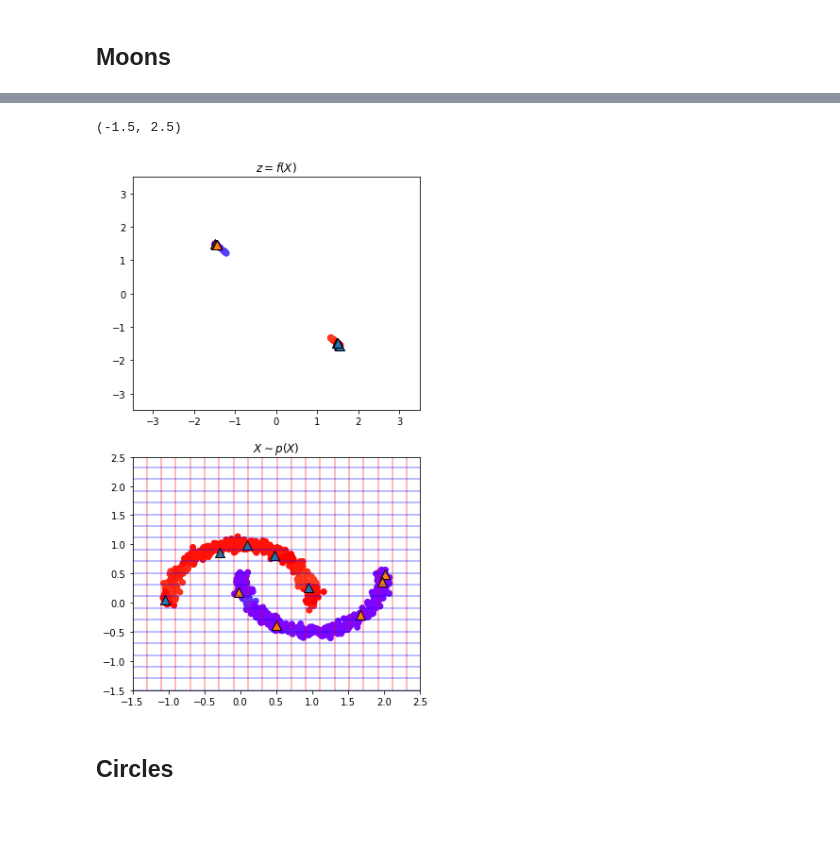
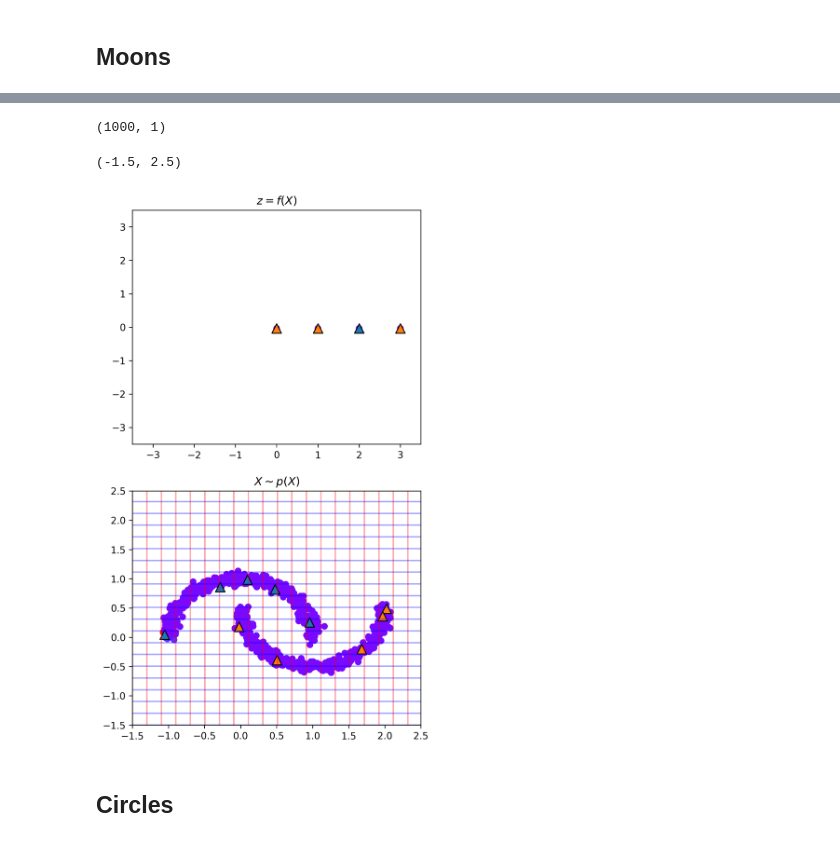
Before and after one commit to izmailovpavel/flowgmm, a Jupyter notebook: experiments/notebooks/nojacobian.ipynb, the cells around one changed output, grey strips where cells are left out. Cells and saved outputs as stored; diff of their text form; code cells hidden in the pictures.

```diff
--- a/experiments/notebooks/nojacobian.ipynb
+++ b/experiments/notebooks/nojacobian.ipynb
@@ -122,38 +111,41 @@ grid_freq = 10
 z_lims = [-3.5, 3.5]
 x_lims = [-1.5, 2.5]
 line_z = np.linspace(*z_lims, grid_points)
 line_x = np.linspace(*x_lims, grid_points)
 xx_z, yy_z = np.meshgrid(line_z, line_z)
 xx_x, yy_x = np.meshgrid(line_x, line_x)
 
 
 inv = net(torch.from_numpy(data)).detach().numpy()
+print(inv.shape)
 
 
 plt.subplot(221)
-plt.scatter(inv[:, 0], inv[:, 1], c=inv[:, 0], cmap=plt.cm.rainbow)
-plt.scatter(inv[labels==0][:, 0], inv[labels==0][:, 1], marker="^", s=100, edgecolor="k")
-plt.scatter(inv[labels==1][:, 0], inv[labels==1][:, 1], marker="^", s=100, edgecolor="k")
+ys = np.arange(len(inv[:, 0]))
+plt.scatter(ys, inv[:, 0], c=inv[:, 0], cmap=plt.cm.rainbow)
+plt.scatter(ys[labels==0], inv[labels==0], marker="^", s=100, edgecolor="k")
+plt.scatter(ys[labels==1], inv[labels==1], marker="^", s=100, edgecolor="k")
 # f_xx, f_yy = grid_image(net, xx_x, yy_x)
 # plt.plot(f_xx[:, ::grid_freq], f_yy[:, ::grid_freq], '-r', alpha=0.35)
 # f_xx, f_yy = grid_image(net, yy_x, xx_x)
 # plt.plot(f_xx[:, ::grid_freq], f_yy[:, ::grid_freq], '-b', alpha=0.35)
 plt.title(r'$z = f(X)$')
 plt.xlim(z_lims)
 plt.ylim(z_lims)
 
 plt.subplot(223)
 plt.scatter(data[:, 0], data[:, 1], c=inv[:, 0], cmap=plt.cm.rainbow)
 plt.scatter(data[labels==0][:, 0], data[labels==0][:, 1], marker="^", s=100, edgecolor="k")
 plt.scatter(data[labels==1][:, 0], data[labels==1][:, 1], marker="^", s=100, edgecolor="k")
 plt.plot(xx_x[:, ::grid_freq], yy_x[:, ::grid_freq], '-r', alpha=0.35)
 plt.plot(yy_x[:, ::grid_freq], xx_x[:, ::grid_freq], '-b', alpha=0.35)
 plt.title(r'$X \sim p(X)$')
 plt.xlim(x_lims)
 plt.ylim(x_lims)
 # %% [output]
-(-1.5, 2.5)
+(1000, 1)
+(-1.5, 2.5)
-[figure, old version]
+[figure, new version]
 # %% [markdown]
 ## Circles
 # %%
```
Also changed, not shown: parts of 2 cells of this notebook, 1 other file.
